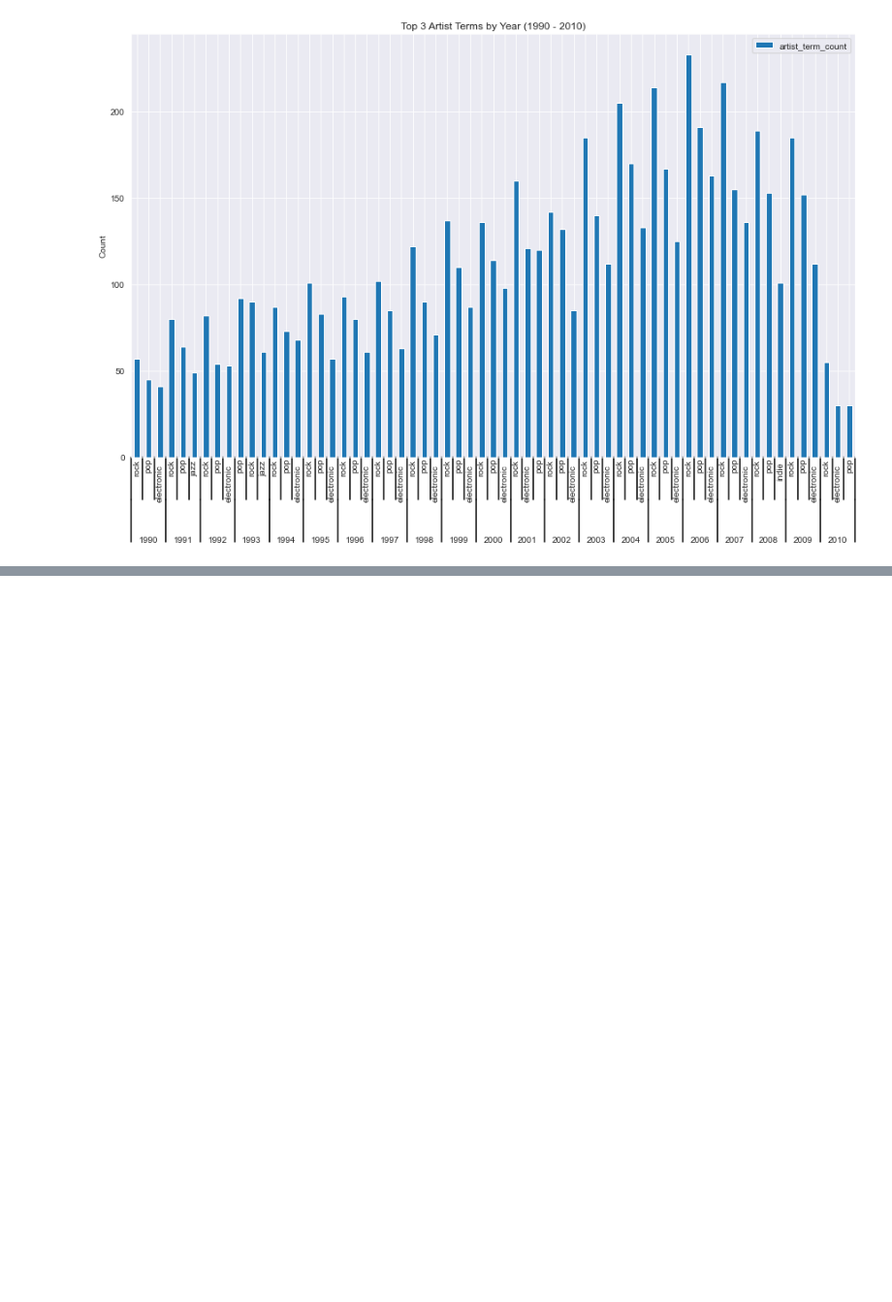
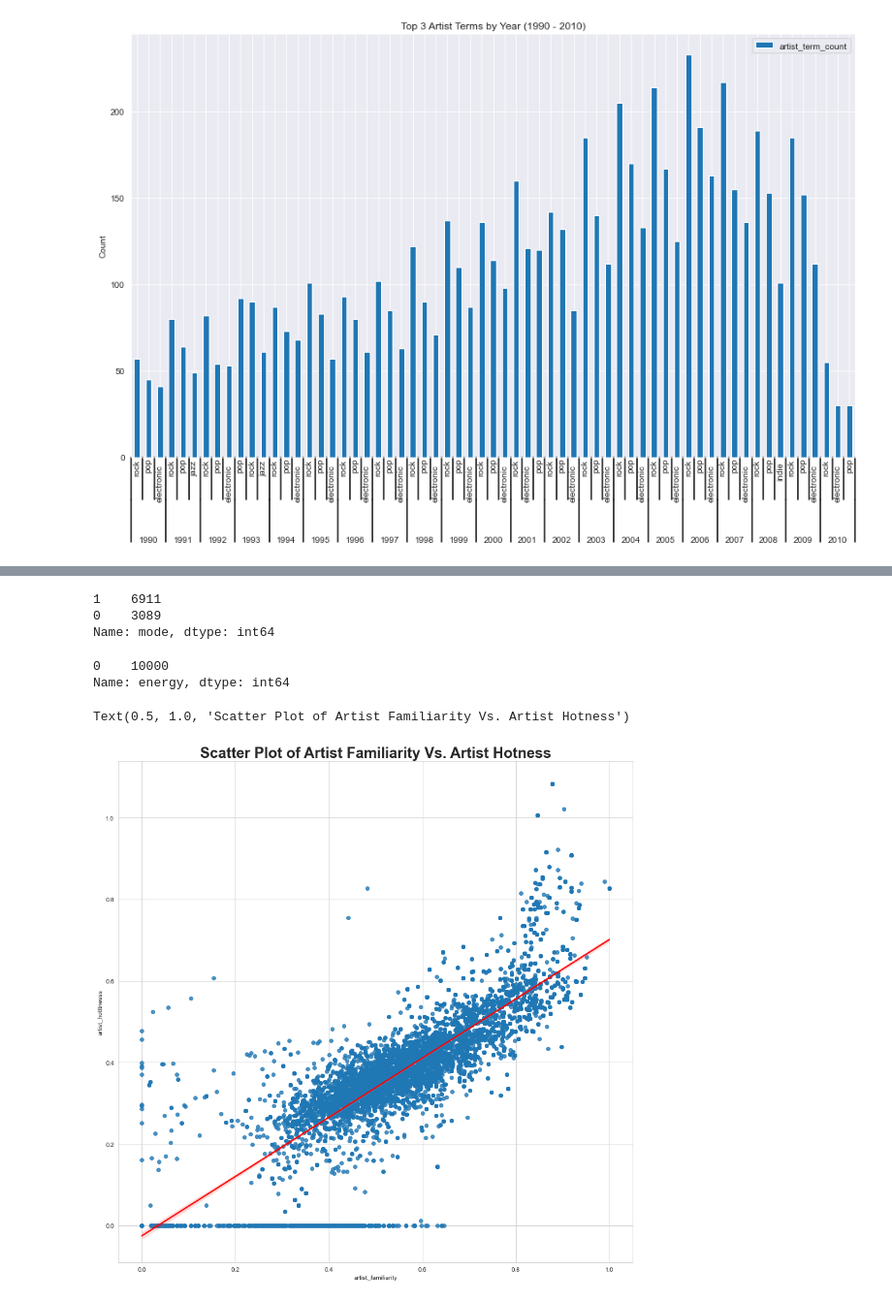
Before and after one commit to seankim658/Million-Song-Data-Analysis, a Jupyter notebook: Million Song Dataset Analysis.ipynb, the cells around one changed output, grey strips where cells are left out. Shown at 97% size. Cells and saved outputs as stored; diff of their text form; code cells hidden in the pictures; blank space fills up the shorter version.

```diff
--- a/Million Song Dataset Analysis.ipynb
+++ b/Million Song Dataset Analysis.ipynb
@@ -386,0 +433,21 @@ plot_artist_terms(tracks_90s_00s)
+# %%
+# split of major vs minor key songs
+full_query_df['mode'].value_counts()
+# %% [output]
+1    6911
+0    3089
+Name: mode, dtype: int64
+# %%
+# energy values in data
+full_query_df['energy'].value_counts()
+# %% [output]
+0    10000
+Name: energy, dtype: int64
+# %%
+# artist familiarity vs artist hotness
+plt.figure(figsize = (15, 15))
+ax = sns.regplot(data = full_query_df, x = 'artist_familiarity', y = 'artist_hotttnesss', line_kws = {'color': 'red'})
+plt.title('Scatter Plot of Artist Familiarity Vs. Artist Hotness', fontweight = 'bold', fontsize = 24)
+# %% [output]
+Text(0.5, 1.0, 'Scatter Plot of Artist Familiarity Vs. Artist Hotness')
+[figure, added]
```
Also changed, not shown: parts of 12 cells of this notebook, 1 other file.
